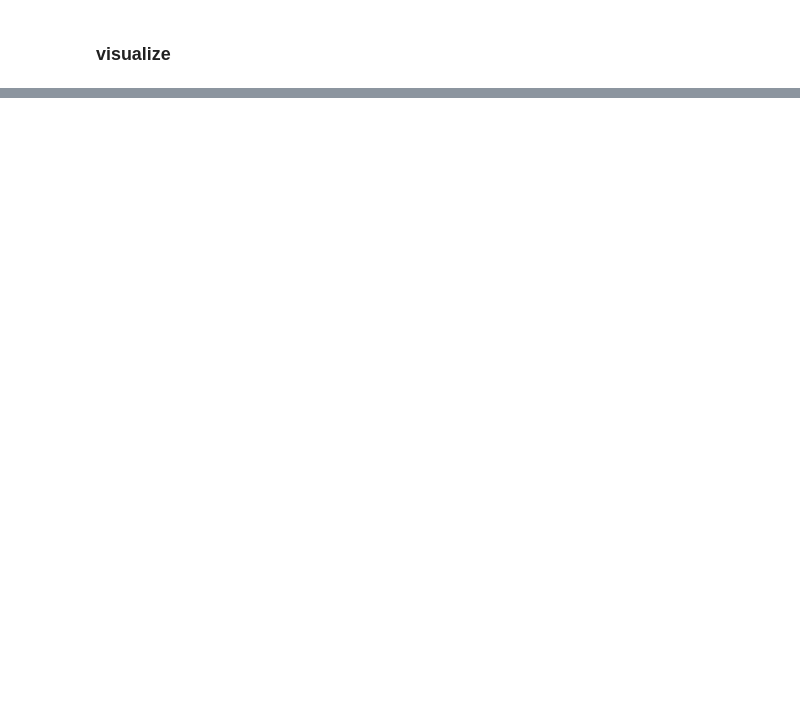
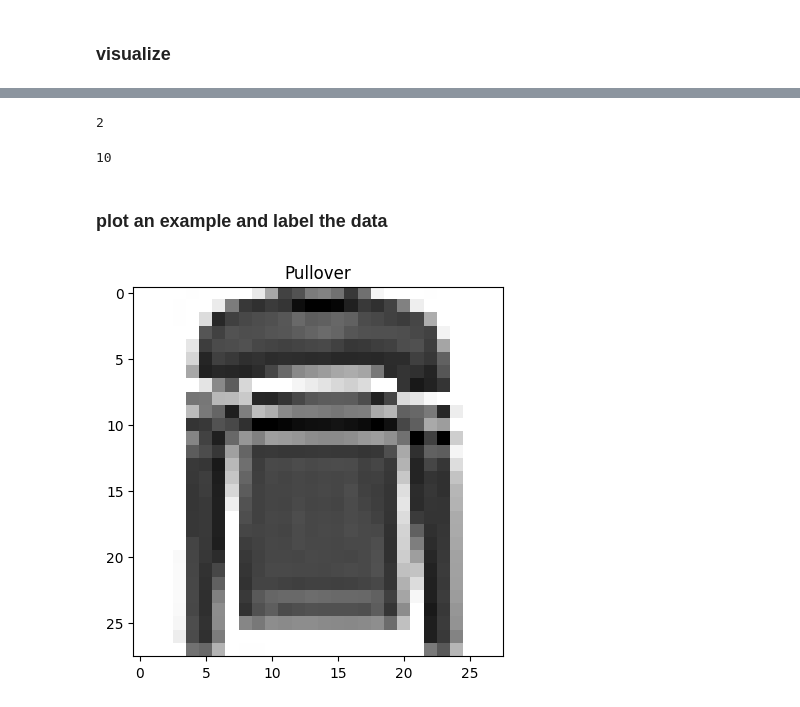
Before and after one commit to cRED-f/Machine-Learning, a Jupyter notebook: tensorflow_classification(myCode).ipynb, the cells around one changed output, grey strips where cells are left out. Cells and saved outputs as stored; diff of their text form; code cells hidden in the pictures; blank space fills up the shorter version.

```diff
--- a/tensorflow_classification(myCode).ipynb
+++ b/tensorflow_classification(myCode).ipynb
@@ -517,0 +625,5 @@ doing binary classifcation...
+# %%
+import tensorflow as tf
+from tensorflow.keras.datasets import fashion_mnist
+
+(train_data,train_labels),(test_data,test_labels) = fashion_mnist.load_data()
@@ -517,0 +652,19 @@ doing binary classifcation...
+# %%
+train_labels[5]
+# %% [output]
+2
+# %%
+class_names = ['T-shirt/top', 'Trouser', 'Pullover', 'Dress', 'Coat',
+               'Sandal', 'Shirt', 'Sneaker', 'Bag', 'Ankle boot']
+
+# How many classes are there (this'll be our output shape)?
+len(class_names)
+# %% [output]
+10
+# %% [markdown]
+### plot an example and label the data
+# %%
+plt.imshow(train_data[5],cmap=plt.cm.binary)
+plt.title(class_names[train_labels[5]]);
+# %% [output]
+[figure, added]
```
Also changed, not shown: parts of 74 cells of this notebook.
